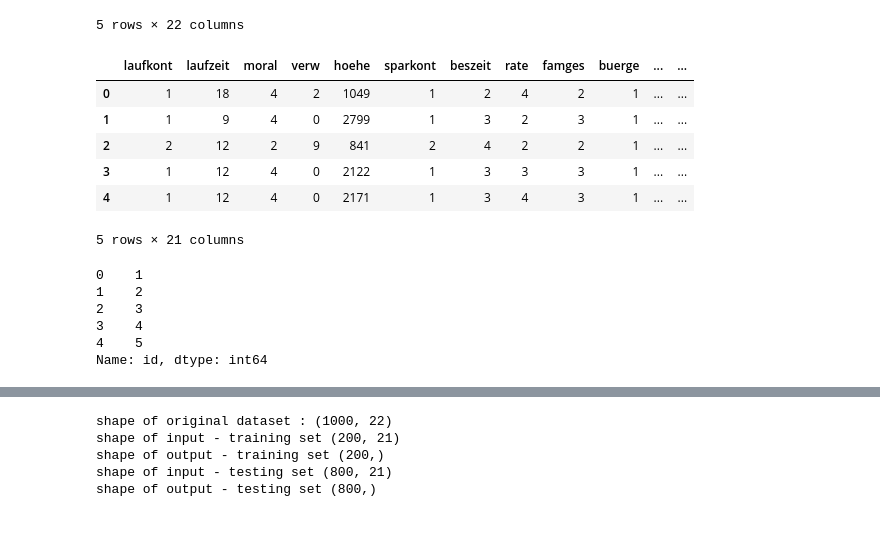
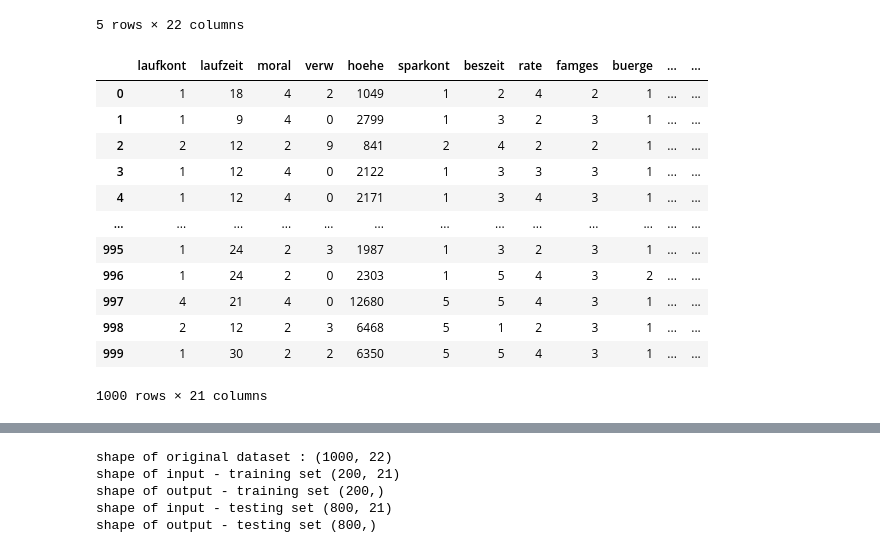
Before and after one commit to CaioHpSouza/AG2, a Jupyter notebook: AG/BDConnect.ipynb, the cells around one changed output, grey strips where cells are left out. Drawn from its saved outputs; the diff is of its cells as text; code cells hidden in the pictures.

```diff
--- a/AG/BDConnect.ipynb
+++ b/AG/BDConnect.ipynb
@@ -21,7 +17,7 @@ from pymysql import connect
 # %%
 data_base = connect(host='localhost',
                          user = 'root',
-                         passwd = 'root',
+                         passwd = 'rootroot',
                     database = 'statlog')
 # %%
 cur = data_base.cursor()
@@ -85,21 +43,19 @@ y = my_data.id
 # %%
-x = my_data.drop('id',axis=1)
+X = my_data.drop('id',axis=1)
+y = my_data.id
-# %%
-x.head()
-# %% [output]
-|  | laufkont | laufzeit | moral | verw | hoehe | sparkont | beszeit | rate | famges | buerge | ... | ... |
-| 0 | 1 | 18 | 4 | 2 | 1049 | 1 | 2 | 4 | 2 | 1 | ... | ... |
-| 1 | 1 | 9 | 4 | 0 | 2799 | 1 | 3 | 2 | 3 | 1 | ... | ... |
-| 2 | 2 | 12 | 2 | 9 | 841 | 2 | 4 | 2 | 2 | 1 | ... | ... |
-| 3 | 1 | 12 | 4 | 0 | 2122 | 1 | 3 | 3 | 3 | 1 | ... | ... |
-| 4 | 1 | 12 | 4 | 0 | 2171 | 1 | 3 | 4 | 3 | 1 | ... | ... |
-5 rows × 21 columns
-# %%
-y.head()
-# %% [output]
-0    1
-1    2
-2    3
-3    4
-4    5
-Name: id, dtype: int64
+# %%
+X
+# %% [output]
+|  | laufkont | laufzeit | moral | verw | hoehe | sparkont | beszeit | rate | famges | buerge | ... | ... |
+| 0 | 1 | 18 | 4 | 2 | 1049 | 1 | 2 | 4 | 2 | 1 | ... | ... |
+| 1 | 1 | 9 | 4 | 0 | 2799 | 1 | 3 | 2 | 3 | 1 | ... | ... |
+| 2 | 2 | 12 | 2 | 9 | 841 | 2 | 4 | 2 | 2 | 1 | ... | ... |
+| 3 | 1 | 12 | 4 | 0 | 2122 | 1 | 3 | 3 | 3 | 1 | ... | ... |
+| 4 | 1 | 12 | 4 | 0 | 2171 | 1 | 3 | 4 | 3 | 1 | ... | ... |
+| ... | ... | ... | ... | ... | ... | ... | ... | ... | ... | ... | ... | ... |
+| 995 | 1 | 24 | 2 | 3 | 1987 | 1 | 3 | 2 | 3 | 1 | ... | ... |
+| 996 | 1 | 24 | 2 | 0 | 2303 | 1 | 5 | 4 | 3 | 2 | ... | ... |
+| 997 | 4 | 21 | 4 | 0 | 12680 | 5 | 5 | 4 | 3 | 1 | ... | ... |
+| 998 | 2 | 12 | 2 | 3 | 6468 | 5 | 1 | 2 | 3 | 1 | ... | ... |
+| 999 | 1 | 30 | 2 | 2 | 6350 | 5 | 5 | 4 | 3 | 1 | ... | ... |
+1000 rows × 21 columns
```
Also changed, not shown: parts of 8 cells of this notebook, 1 other file.
